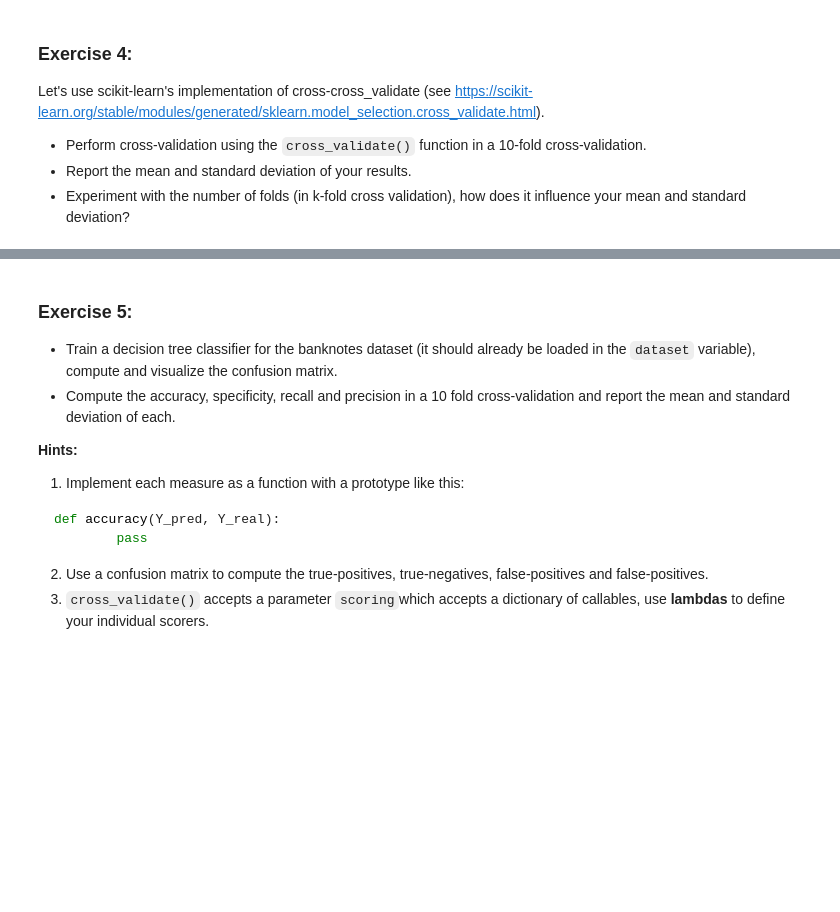
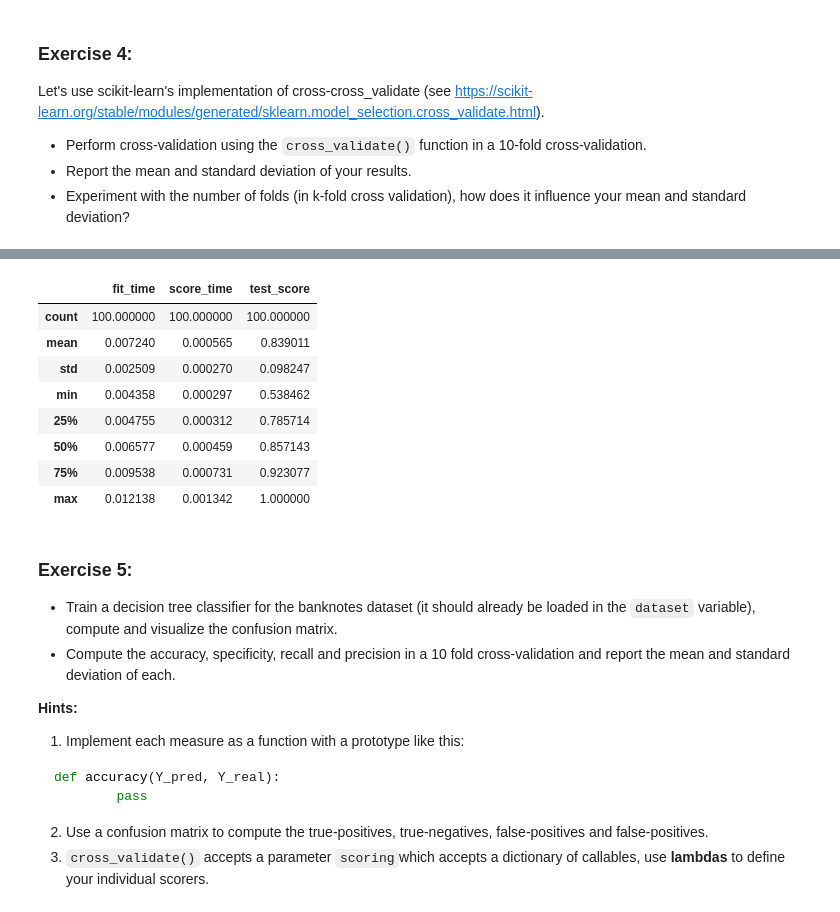
Before and after one commit to duden2024/MachineLearning2024, a Jupyter notebook: Cross_Validation_Exercises.ipynb, the cells around one changed output, grey strips where cells are left out. Cells and saved outputs as stored; diff of their text form; code cells hidden in the pictures; blank space fills up the shorter version.

```diff
--- a/Cross_Validation_Exercises.ipynb
+++ b/Cross_Validation_Exercises.ipynb
@@ -183,3 +201,15 @@ from sklearn.model_selection import cross_validate
+# %%
+pd.DataFrame(validation).describe()
+# %% [output]
+|  | fit_time | score_time | test_score |
+| count | 100.000000 | 100.000000 | 100.000000 |
+| mean | 0.007240 | 0.000565 | 0.839011 |
+| std | 0.002509 | 0.000270 | 0.098247 |
+| min | 0.004358 | 0.000297 | 0.538462 |
+| 25% | 0.004755 | 0.000312 | 0.785714 |
+| 50% | 0.006577 | 0.000459 | 0.857143 |
+| 75% | 0.009538 | 0.000731 | 0.923077 |
+| max | 0.012138 | 0.001342 | 1.000000 |
 # %% [markdown]
 ### Exercise 5:
 
```
Also changed, not shown: parts of 3 cells of this notebook.
